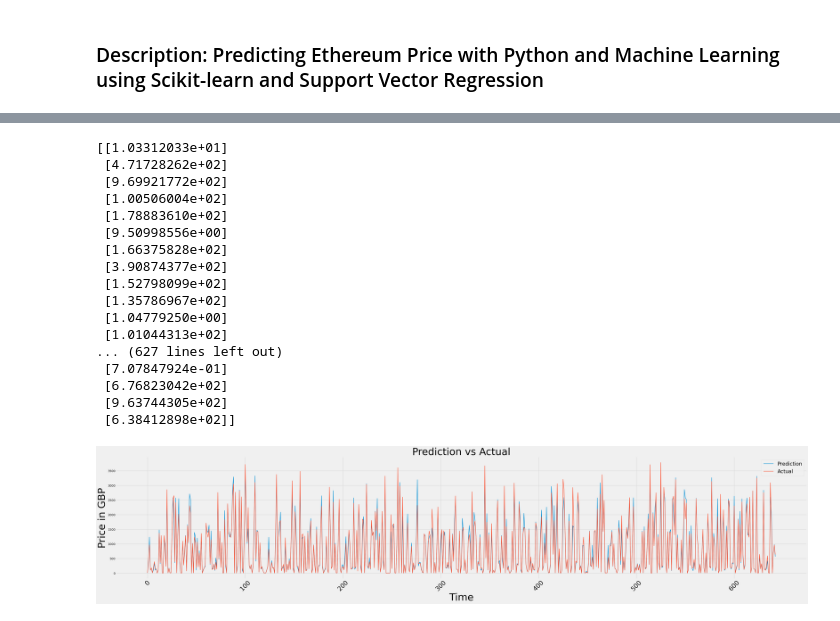
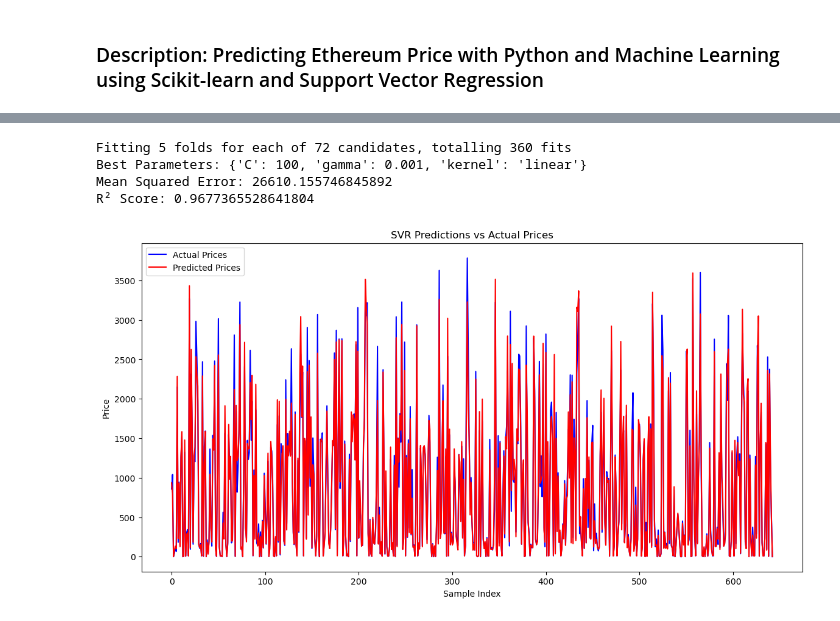
Before and after one commit to gappeah/Ethereum-Prediction-ML, a Jupyter notebook: main_svm.ipynb, the cells around one changed output, grey strips where cells are left out. Drawn from its saved outputs; the diff is of its cells as text; code cells hidden in the pictures.

```diff
--- a/main_svm.ipynb
+++ b/main_svm.ipynb
@@ -113,33 +15,0 @@ print(svm_predict)
-# %%
-print(y_test)
-# %% [output]
-[[1.03312033e+01]
- [4.71728262e+02]
- [9.69921772e+02]
- [1.00506004e+02]
- [1.78883610e+02]
- [9.50998556e+00]
- [1.66375828e+02]
- [3.90874377e+02]
- [1.52798099e+02]
- [1.35786967e+02]
- [1.04779250e+00]
- [1.01044313e+02]
-... (627 lines left out)
- [7.07847924e-01]
- [6.76823042e+02]
- [9.63744305e+02]
- [6.38412898e+02]]
-# %%
-plt.figure(figsize=(53,10))
-plt.plot(svm_predict, label ='Prediction', lw=2, alpha=1.0)
-plt.plot(y_test, label ='Actual', lw=2, alpha=1.0)
-plt.title('Prediction vs Actual',fontsize=48)
-plt.ylabel('Price in GBP',fontsize=48)
-plt.xlabel('Time',fontsize=48)
-plt.legend()
-plt.legend(fontsize=24)
-plt.xticks(rotation=45,fontsize=30)
-plt.show()
-# %% [output]
-[figure, removed]
@@ -145,0 +36,47 @@ plt.show()
+# %%
+# Define parameter grid for GridSearchCV
+param_grid = {
+    'C': [0.1, 1, 10, 100],
+    'kernel': ['rbf', 'linear', 'poly'],
+    'gamma': [0.001, 0.01, 0.1, 1, 'scale', 'auto']
+}
+
+# Initialize SVR model
+svr = SVR()
+
+# Perform GridSearchCV
+grid_search = GridSearchCV(svr, param_grid, cv=5, scoring='neg_mean_squared_error', verbose=1)
+grid_search.fit(X_train, y_train)
+
+# Best parameters
+best_params = grid_search.best_params_
+
+# Train the best model
+best_svr = grid_search.best_estimator_
+y_pred = best_svr.predict(X_test)
+
+# Evaluate the model
+mse = mean_squared_error(y_test, y_pred)
+r2 = r2_score(y_test, y_pred)
+
+# Print the results
+print(f"Best Parameters: {best_params}")
+print(f"Mean Squared Error: {mse}")
+print(f"R² Score: {r2}")
+# %% [output]
+Fitting 5 folds for each of 72 candidates, totalling 360 fits
+Best Parameters: {'C': 100, 'gamma': 0.001, 'kernel': 'linear'}
+Mean Squared Error: 26610.155746845892
+R² Score: 0.9677365528641804
+# %%
+# Plotting
+plt.figure(figsize=(14, 7))
+plt.plot(y_test, label='Actual Prices', color='b')
+plt.plot(y_pred, label='Predicted Prices', color='r')
+plt.title('SVR Predictions vs Actual Prices')
+plt.xlabel('Sample Index')
+plt.ylabel('Price')
+plt.legend()
+plt.show()
+# %% [output]
+[figure, added]
```
Also changed, not shown: parts of 12 cells of this notebook.
